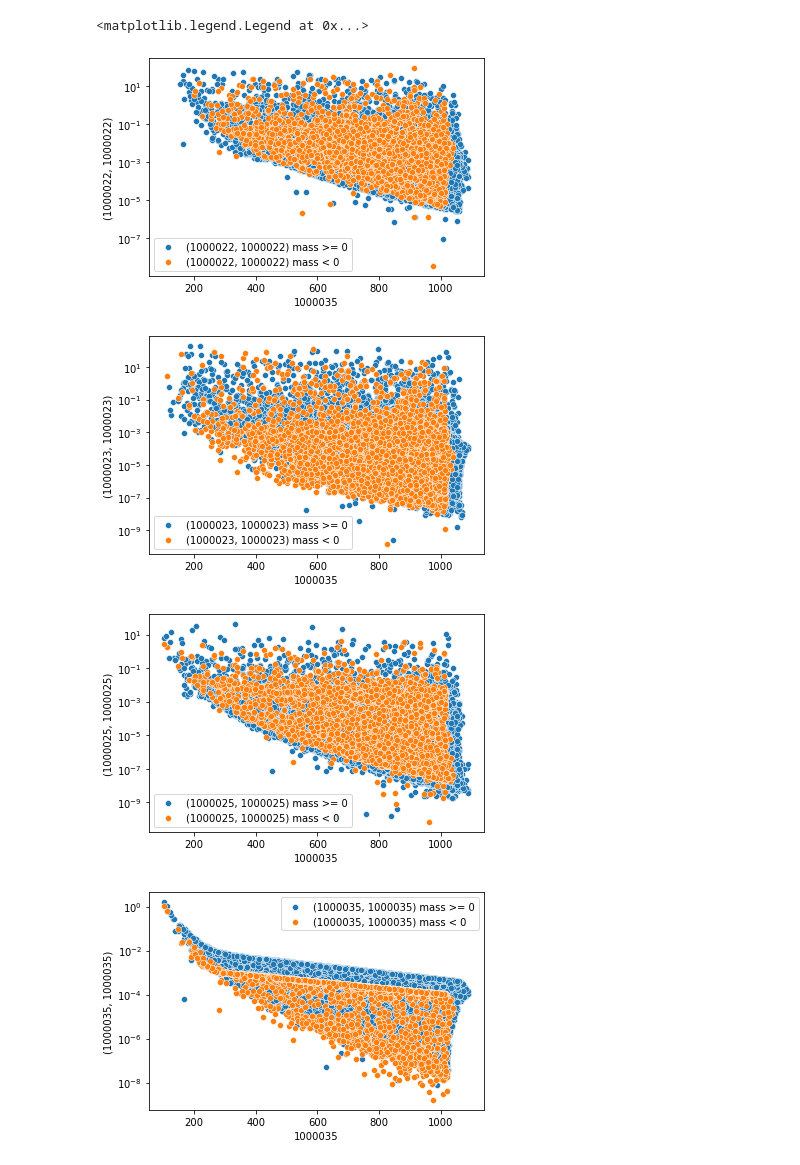
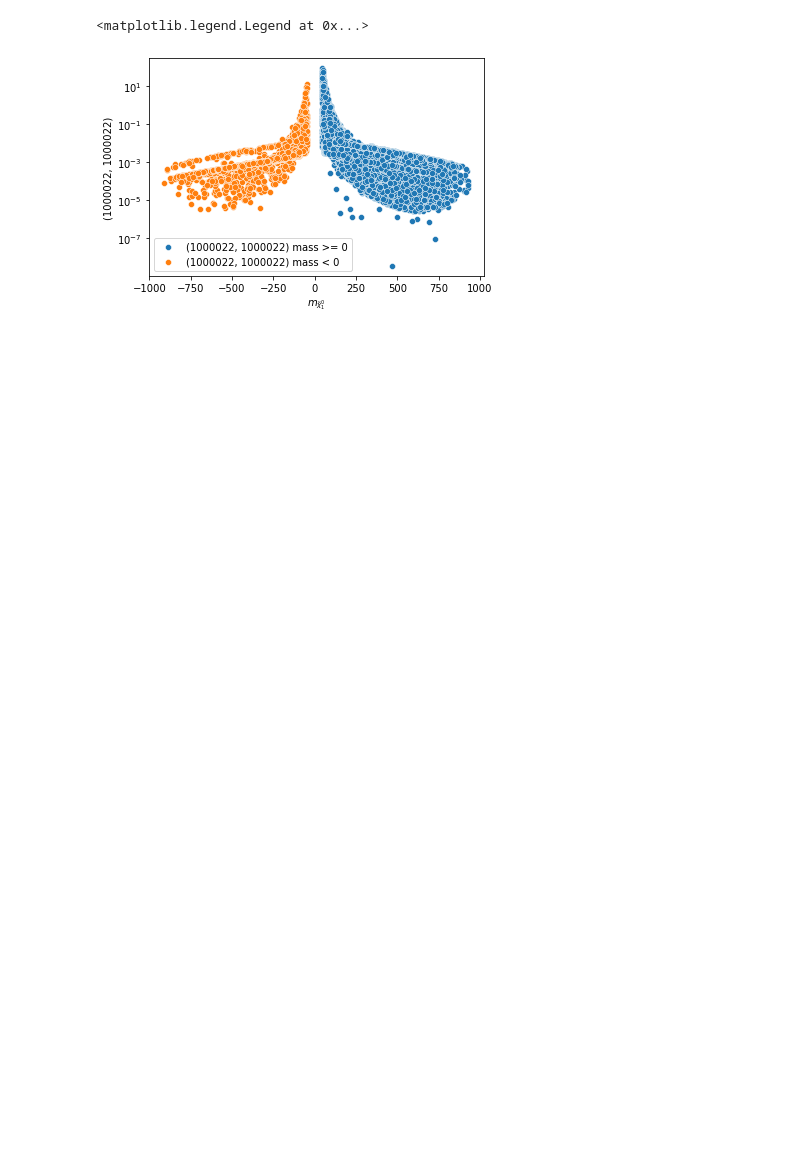
Before and after one commit to reneaas/BNN-Estimation-of-NLO-Cross-Sections, a Jupyter notebook: code/core/data_exploration/data_exploration.ipynb, the cells around one changed output. Saved outputs shown, nothing was run; the diff lists cells and outputs as text; code cells hidden in the pictures; blank space fills up the shorter version.

```diff
--- a/code/core/data_exploration/data_exploration.ipynb
+++ b/code/core/data_exploration/data_exploration.ipynb
@@ -13,9 +13,9 @@ import seaborn as sns
 def neutralino_data(feat_dir, target_dir):
     neutralinos = [
         "1000022",
-        "1000023",
-        "1000025",
-        "1000035",
+        # "1000023",
+        # "1000025",
+        # "1000035",
     ]  # neutralinos[i] = neutralino i.
     dfs = []
     for neutralino in neutralinos:
@@ -26,7 +26,6 @@ def neutralino_data(feat_dir, target_dir):
         targets = dl.targets["nlo"]
         df = pd.concat([features, targets], axis=1)
         dfs.append(df)
-
     df = pd.concat(dfs, axis=1)
     return df
 # %%
@@ -52,8 +51,9 @@ feat_dir = "../features"
 # %%
 df = neutralino_data(feat_dir, target_dir)
 # %%
-mass = df["1000035"]
-processes = ["(1000022, 1000022)", "(1000023, 1000023)", "(1000025, 1000025)", "(1000035, 1000035)"]
+mass = df["1000022"]
+# processes = ["(1000022, 1000022)", "(1000023, 1000023)", "(1000025, 1000025)", "(1000035, 1000035)"]
+processes = ["(1000022, 1000022)"]
 # %%
 chart = get_altair_chart(particle_id="1000022", process="(1000022, 1000022)", df=df)
 # %%
@@ -62,17 +62,15 @@ idx_neg = mass < 0.
 # %%
 for process in processes:
     plt.figure()
     sns.scatterplot(x=mass.loc[idx_pos], y=df[process].loc[idx_pos], label=process + " mass >= 0")
-    sns.scatterplot(x=np.abs(mass.loc[idx_neg]), y=df[process].loc[idx_neg], label=process + " mass < 0")
+    sns.scatterplot(x=mass.loc[idx_neg], y=df[process].loc[idx_neg], label=process + " mass < 0")
+    plt.xlabel(r"$m_{\tilde{\chi}_1^0}$")
 
     plt.yscale("log")
 plt.legend()
 # %% [output]
 <matplotlib.legend.Legend at 0x...>
-[figure, old version]
+[figure, new version]
-[figure, removed]
-[figure, removed]
-[figure, removed]
 # %%
 neutralinos = [
         "1000022",
```
Also changed, not shown: parts of 2 cells of this notebook, 25 other files.
